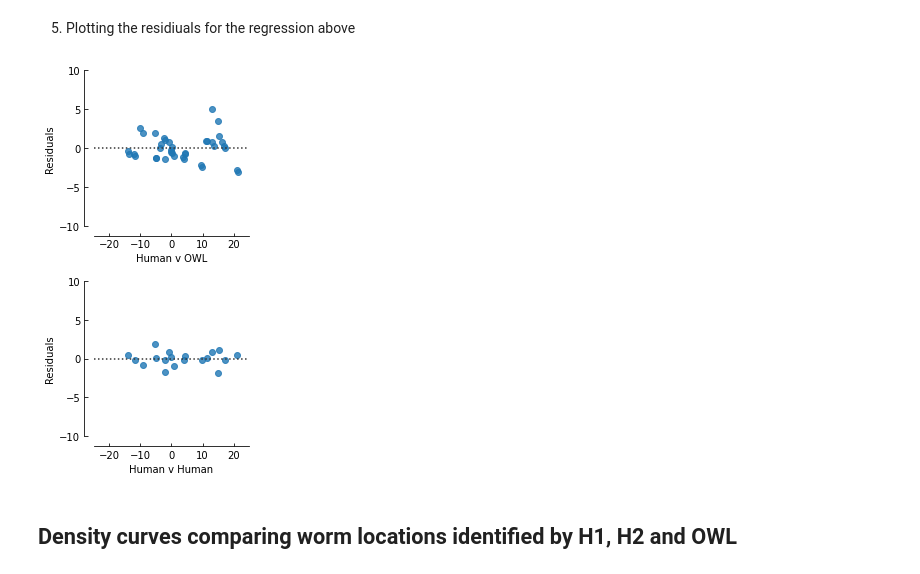
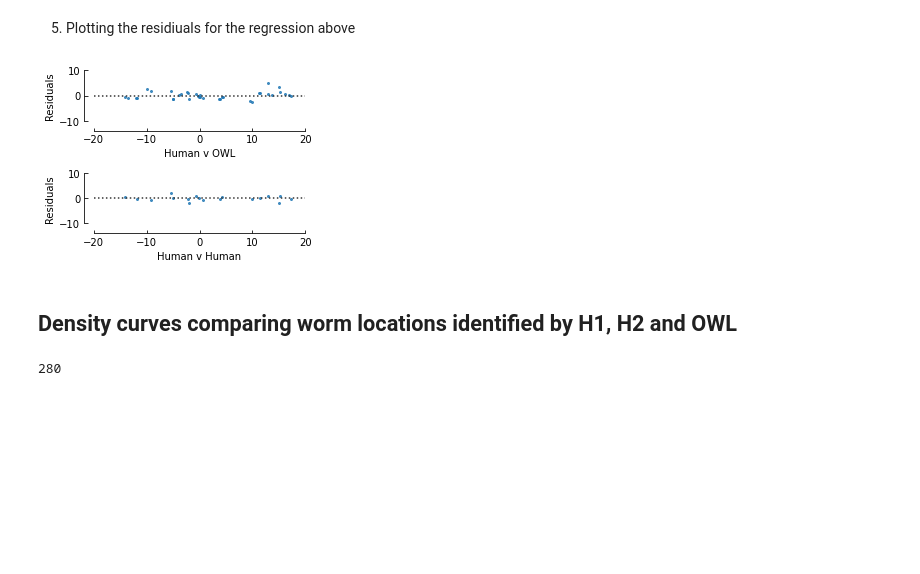
Before and after one commit to Neuroplant-Resources/Neuroplant-DataAnalysis, a Jupyter notebook: Manuscript plots/Human_v_OWL_analysis.ipynb, the cells around one changed output. Drawn from its saved outputs; the diff is of its cells as text; code cells hidden in the pictures; blank space fills up the shorter version.

```diff
--- a/Manuscript plots/Human_v_OWL_analysis.ipynb
+++ b/Manuscript plots/Human_v_OWL_analysis.ipynb
@@ -264,36 +264,37 @@ sns.despine(offset=10)
 # %% [markdown]
 5. Plotting the residiuals for the regression above
 # %%
-fig, (ax1, ax2) = plt.subplots(figsize=(3,6), nrows=2, ncols=1)
+fig, (ax1, ax2) = plt.subplots(figsize=(4,3), nrows=2, ncols=1)
 
-sns.residplot(long['Human'], long['OWL'], ax=ax1)
+sns.residplot(long['Human'], long['OWL'], ax=ax1, scatter_kws={'s':4})
 ax1.set_ylabel('Residuals')
 ax1.set_xlabel('Human v OWL')
 ax1.set_ylim(-10,10)
-ax1.set_xlim(-25,25)
+ax1.set_xlim(-20,20)
 ax1.tick_params(axis='both',direction="in")
-ratio = 1.0
-x_left, x_right = ax1.get_xlim()
-y_low, y_high = ax1.get_ylim()
-ax1.set_aspect(abs((x_right-x_left)/(y_low-y_high))*ratio)
 
-sns.residplot(xs['H1'], xs['H2'], ax=ax2)
+sns.residplot(xs['H1'], xs['H2'], ax=ax2, scatter_kws={'s':4})
 
 ax2.set_ylabel('Residuals')
 ax2.set_xlabel('Human v Human')
 ax2.set_ylim(-10,10)
-ax2.set_xlim(-25,25)
+ax2.set_xlim(-20,20)
 ax2.tick_params(axis='both',direction="in")
-ax2.set_aspect(abs((x_right-x_left)/(y_low-y_high))*ratio)
+
 
 sns.despine(offset=10)
 fig.tight_layout()
-#plt.savefig('C:/Users/Emily/Desktop/NPScreen_figs/HvO_mnX_resids.svg')
+plt.savefig('C:/Users/Emily/Desktop/NPScreen_figs/HvO_mnX_resids_smoosh.svg')
 # %% [output]
-[figure, old version]
+[figure, new version]
 # %% [markdown]
 ## Density curves comparing worm locations identified by H1, H2 and OWL
 # %%
 subs = ['loc_S1_005_1C', 'loc_S1_010_2D', 'loc_S1_004_2D', 'loc_S1_004_2B']
 subs_df = combined.loc[combined['FileName'].isin(subs)]
+# %%
+x = subs_df.loc[(subs_df['Counter']=='H2') & (subs_df['FileName']=='loc_S1_010_2D')]
+print(len(x))
+# %% [output]
+280
 # %%
```
Also changed, not shown: parts of 14 cells of this notebook, 26 other files.
